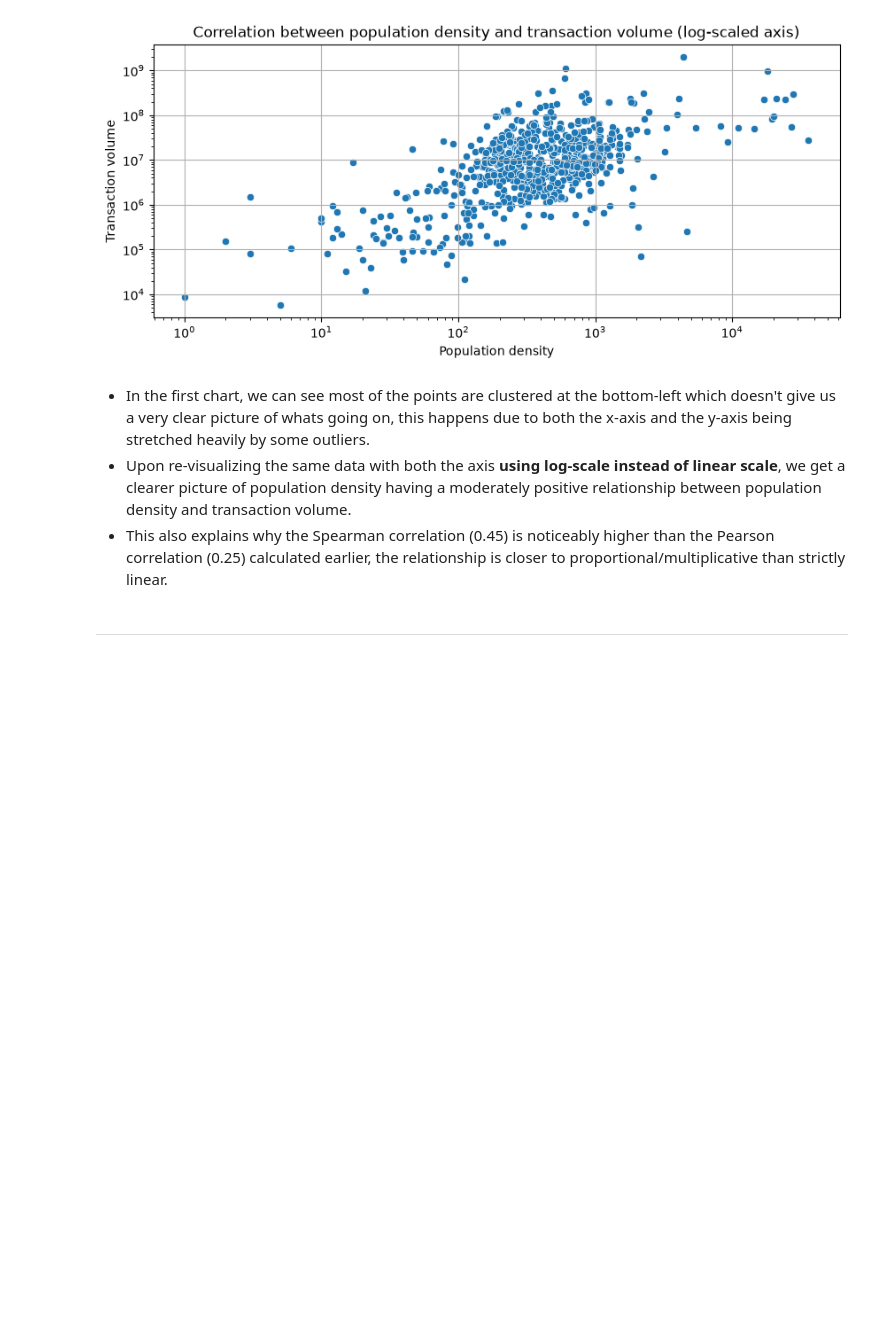
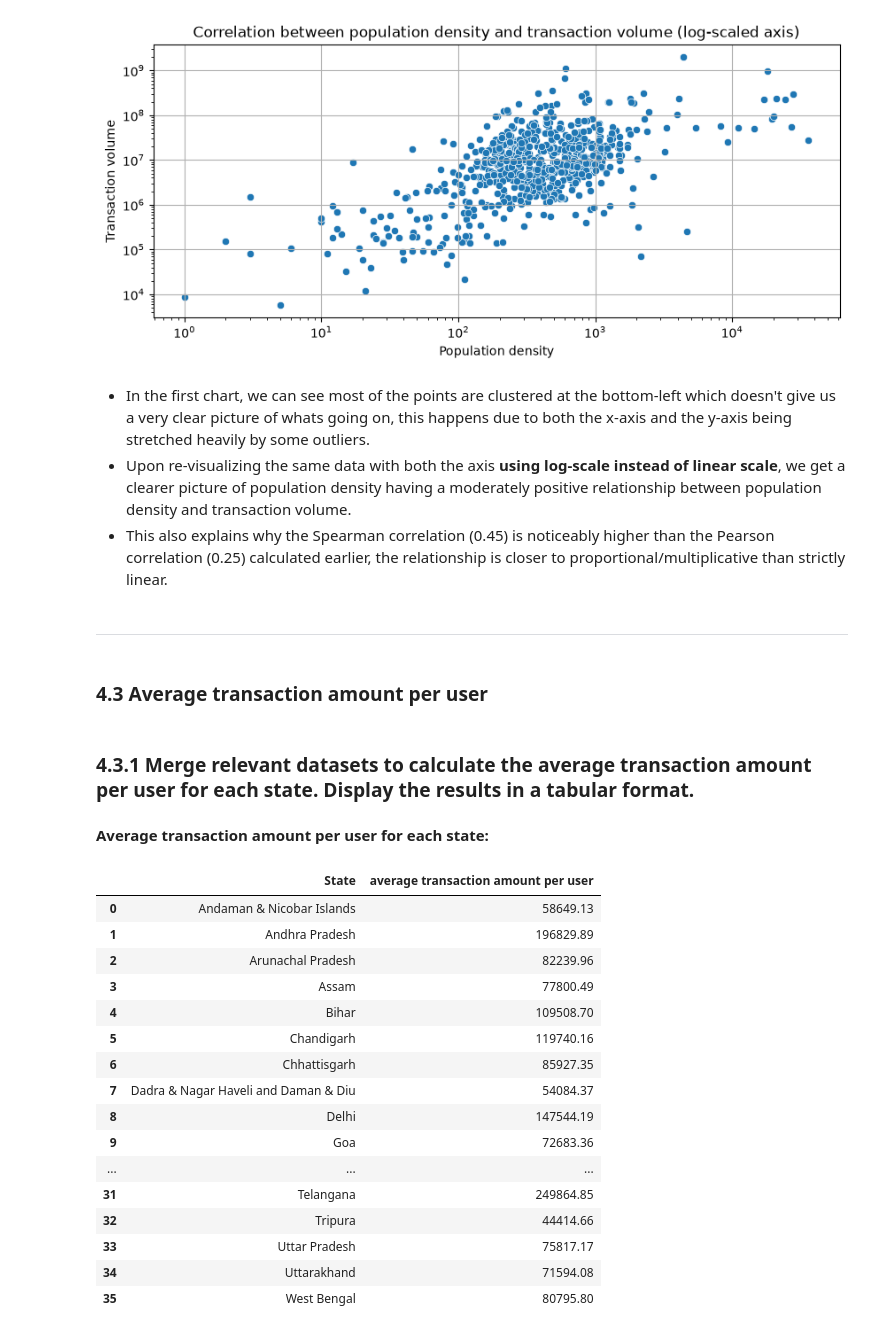
Before and after one commit to chetanchandel31/da_phone_pe, a Jupyter notebook: notebooks/01_phone_pe_analysis.ipynb, the cells around one changed output. Drawn from its saved outputs; the diff is of its cells as text; code cells hidden in the pictures; blank space fills up the shorter version.

Commit message:
average transaction amount per user

```diff
--- a/notebooks/01_phone_pe_analysis.ipynb
+++ b/notebooks/01_phone_pe_analysis.ipynb
@@ -1444,3 +1444,43 @@ plt.show()
 - This also explains why the Spearman correlation (0.45) is noticeably higher than the Pearson correlation (0.25) calculated earlier, the relationship is closer to proportional/multiplicative than strictly linear.
 # %% [markdown]
 ---
+# %% [markdown]
+### **4.3 Average transaction amount per user**
+# %% [markdown]
+### 4.3.1 Merge relevant datasets to calculate the average transaction amount per user for each state. Display the results in a tabular format.
+# %%
+df = dfs["state_txn_users"]
+
+df_state_average_transaction_amount = (
+    df.groupby("State")
+    .agg({"Amount (INR)": "sum", "Registered Users": "max"})
+    .rename(columns={"Amount (INR)": "total transaction amount", "Registered Users": "total users"})
+    .reset_index()
+)
+
+df_state_average_transaction_amount["average transaction amount per user"] = (
+    df_state_average_transaction_amount["total transaction amount"]
+    / df_state_average_transaction_amount["total users"]
+).round(2)
+
+display(Markdown("**Average transaction amount per user for each state:**"))
+display(df_state_average_transaction_amount[["State", "average transaction amount per user"]])
+# %% [output]
+**Average transaction amount per user for each state:**
+|  | State | average transaction amount per user |
+| 0 | Andaman & Nicobar Islands | 58649.13 |
+| 1 | Andhra Pradesh | 196829.89 |
+| 2 | Arunachal Pradesh | 82239.96 |
+| 3 | Assam | 77800.49 |
+| 4 | Bihar | 109508.70 |
+| 5 | Chandigarh | 119740.16 |
+| 6 | Chhattisgarh | 85927.35 |
+| 7 | Dadra & Nagar Haveli and Daman & Diu | 54084.37 |
+| 8 | Delhi | 147544.19 |
+| 9 | Goa | 72683.36 |
+| ... | ... | ... |
+| 31 | Telangana | 249864.85 |
+| 32 | Tripura | 44414.66 |
+| 33 | Uttar Pradesh | 75817.17 |
+| 34 | Uttarakhand | 71594.08 |
+| 35 | West Bengal | 80795.80 |
```
Also changed, not shown: parts of 5 cells of this notebook.
